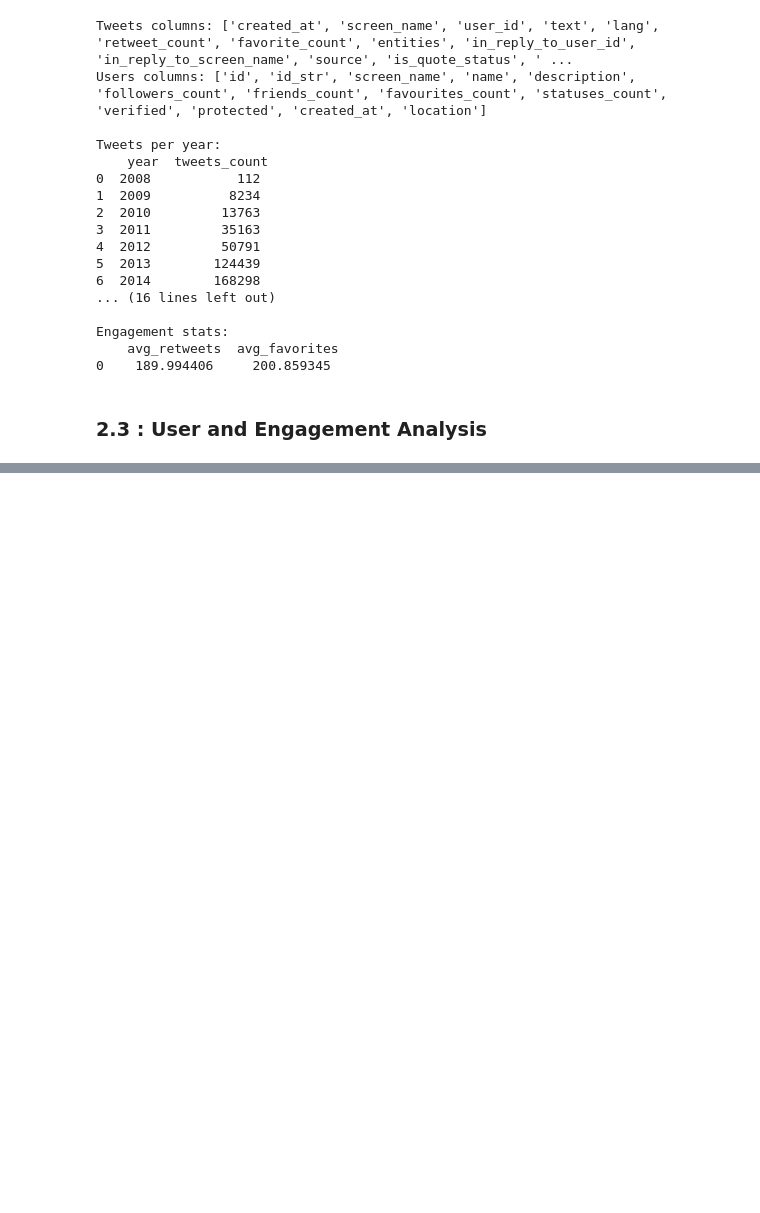
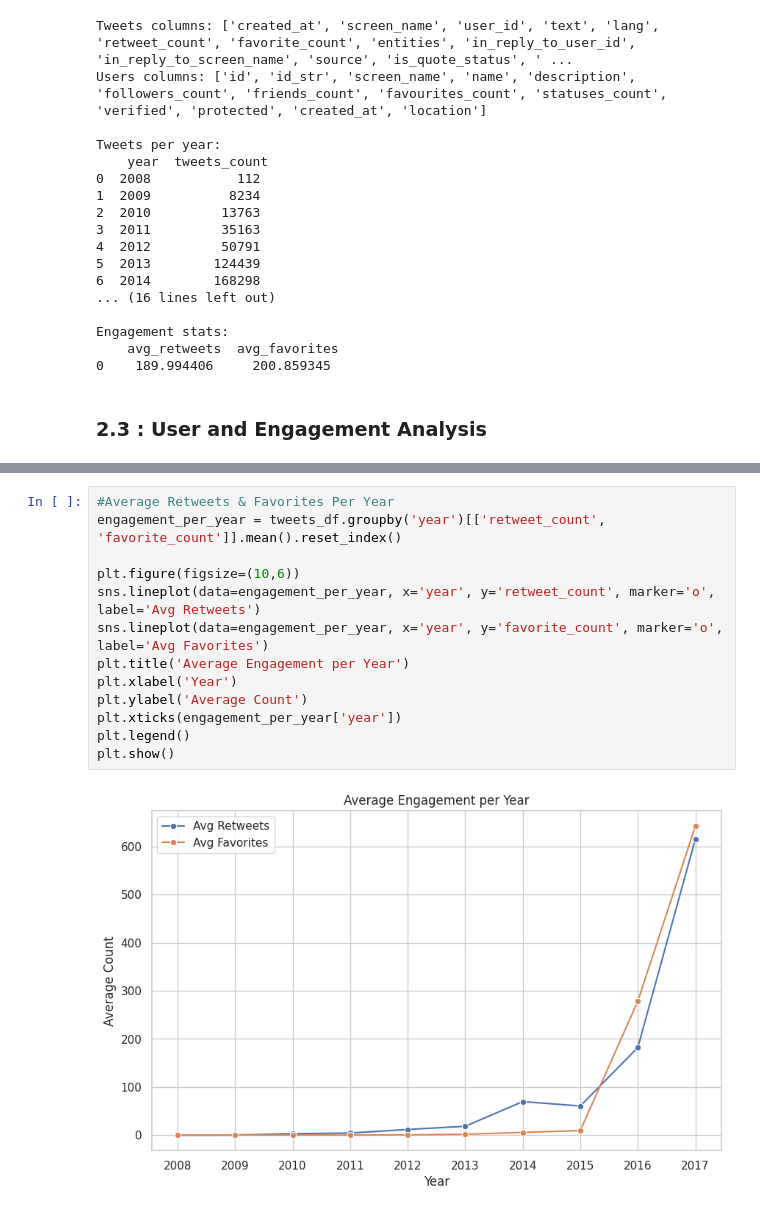
Before and after one commit to AshminDhungana/lobbyists4america-insights, a Jupyter notebook: descriptive_statistics.ipynb, the cells around one changed output, grey strips where cells are left out. Drawn from its saved outputs; the diff is of its cells as text; blank space fills up the shorter version.

```diff
--- a/descriptive_statistics.ipynb
+++ b/descriptive_statistics.ipynb
@@ -167,0 +267,15 @@ NameError: name 'itertools' is not defined
+# %%
+#Average Retweets & Favorites Per Year
+engagement_per_year = tweets_df.groupby('year')[['retweet_count', 'favorite_count']].mean().reset_index()
+
+plt.figure(figsize=(10,6))
+sns.lineplot(data=engagement_per_year, x='year', y='retweet_count', marker='o', label='Avg Retweets')
+sns.lineplot(data=engagement_per_year, x='year', y='favorite_count', marker='o', label='Avg Favorites')
+plt.title('Average Engagement per Year')
+plt.xlabel('Year')
+plt.ylabel('Average Count')
+plt.xticks(engagement_per_year['year'])
+plt.legend()
+plt.show()
+# %% [output]
+[figure, added]
```
Also changed, not shown: parts of 5 cells of this notebook.
